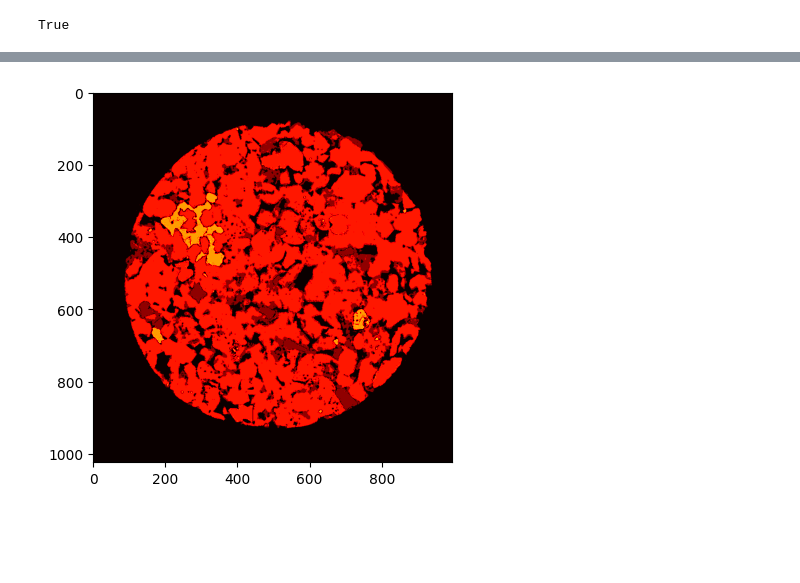
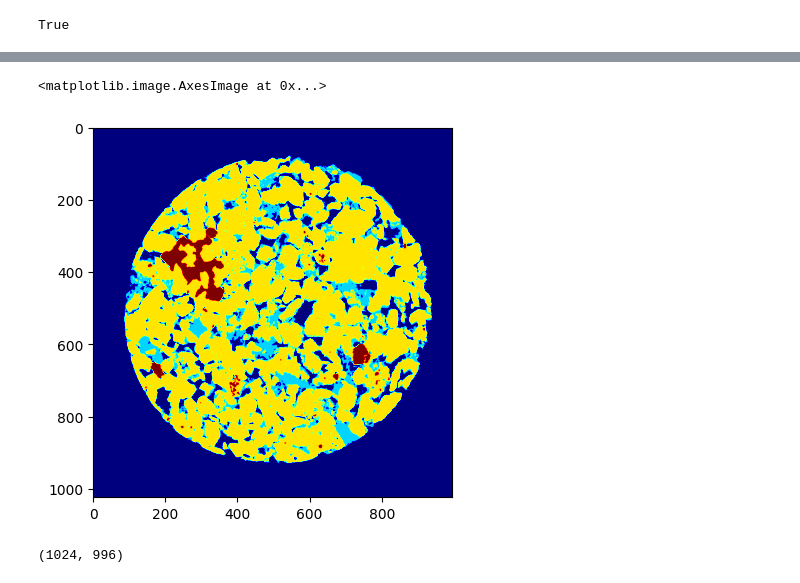
Before and after one commit to suracI-invert/xla-segmentation, a Jupyter notebook: sandstone_test.ipynb, the cells around one changed output, grey strips where cells are left out. Saved outputs shown, nothing was run; the diff lists cells and outputs as text; code cells hidden in the pictures; blank space fills up the shorter version.

```diff
--- a/sandstone_test.ipynb
+++ b/sandstone_test.ipynb
@@ -102,15 +105,14 @@ Loading 4.jpg
 # %%
-train_label_df = pd.DataFrame()
-train_label_path = './labels/'
 
-for label in os.listdir(train_label_path):
+
+_, train_label_img = cv2.imreadmulti(train_label_path, [])
+
+for label_name, label_img in enumerate(train_label_img):
+    label_name = str(label_name) + '.jpg'
     df = pd.DataFrame()
-    label_img = cv2.imread(os.path.join(train_label_path, label))
-
-    label_img = cv2.cvtColor(label_img, cv2.COLOR_BGR2GRAY)
 
     df['label'] = label_img.reshape(-1)
-    df['img_label'] = label
+    df['img_label'] = label_name
 
     train_label_df = pd.concat([train_label_df, df])
 train_label_df
@@ -139,5 +143,5 @@ data_df = data_df[data_df['label'] != 0]
 # %%
-X = data_df.drop(['img', 'img_label','label'], axis= 1)
+X = data_df.drop(['img', 'img_label','label'], axis= 1).reset_index(drop= True)
 # X = data_df.drop('label', axis= 1)
 Y = data_df['label'].values
 # %%
@@ -208,0 +180,11 @@ img_test_df
+# %%
+from sklearn.ensemble import RandomForestClassifier
+
+model = RandomForestClassifier(n_estimators= 50, random_state= 42, verbose= 1, n_jobs= 2)
+
+print('start training')
+model.fit(X, Y)
+
+scoring = ['accuracy', 'f1_macro', 'roc_auc_ovr', 'jaccard_macro']
+
+score = cross_validation(model, X, Y, group, scoring, 2)
@@ -208,0 +233,5 @@ img_test_df
+# %%
+_, img_test_list = cv2.imreadmulti(train_path)
+img_test = img_test_list[0]
+img_test_df = feature_engineering(img_test, 'test.jpg', True)
+img_test_df
@@ -209,5 +252,5 @@ img_test_df
 # %%
 segmented_img_test = model.predict(img_test_df)
 segmented_img_test = segmented_img_test.reshape((img_test.shape))
-plt.imshow(segmented_img_test, cmap= 'hot')
+plt.imshow(segmented_img_test, cmap= 'jet')
 # %% [output]
@@ -215 +260,8 @@ plt.imshow(segmented_img_test, cmap= 'hot')
+<matplotlib.image.AxesImage at 0x...>
-[figure, old version]
+[figure, new version]
+# %%
+_, img_test_label_stack = cv2.imreadmulti(train_label_path)
+img_test_label = img_test_label_stack[0]
+img_test_label.shape
+# %% [output]
+(1024, 996)
```
Also changed, not shown: parts of 21 cells of this notebook, 21 other files.
